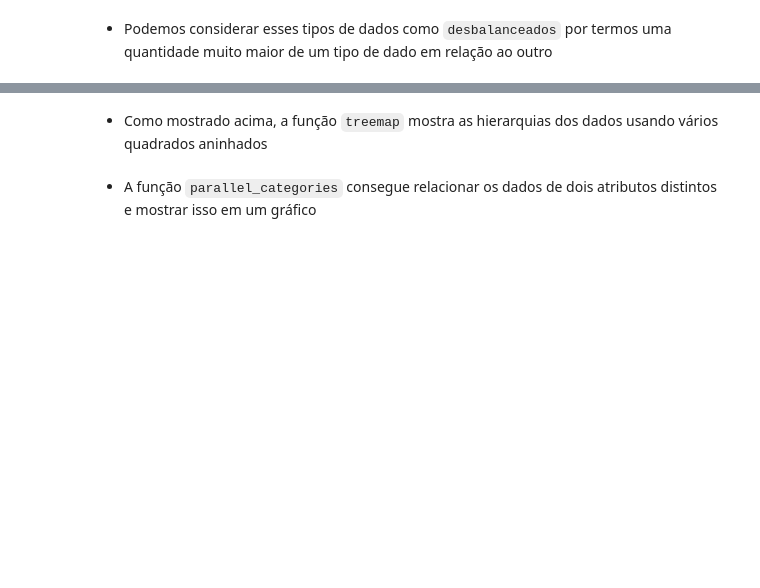
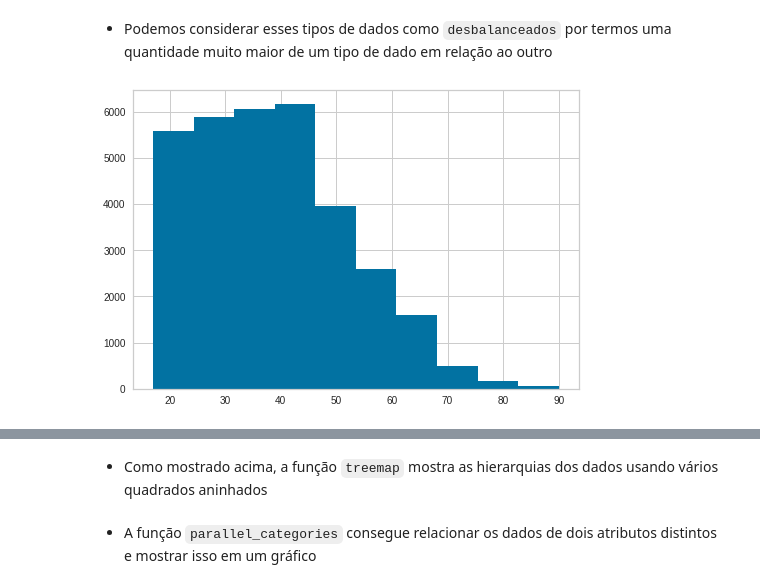
Before and after one commit to CarlosAraujo7/Machine-Learning-Study, a Jupyter notebook: Data Science and Machine Learning.ipynb, the cells around one changed output, grey strips where cells are left out. Cells and saved outputs as stored; diff of their text form; code cells hidden in the pictures; blank space fills up the shorter version.

```diff
--- a/Data Science and Machine Learning.ipynb
+++ b/Data Science and Machine Learning.ipynb
@@ -196,5 +361,7 @@ sns.countplot(x = base_census['income']);
 # %% [markdown]
 - Podemos considerar esses tipos de dados como `desbalanceados` por termos uma quantidade muito maior de um tipo de dado em relação ao outro
 # %%
-plt.hist(x = base_census['age']);
+matplotlib.pyplot.hist(x = base_census['age']);
+# %% [output]
+[figure, added]
 # %%
```
Also changed, not shown: parts of 101 cells of this notebook, 1 other file.
